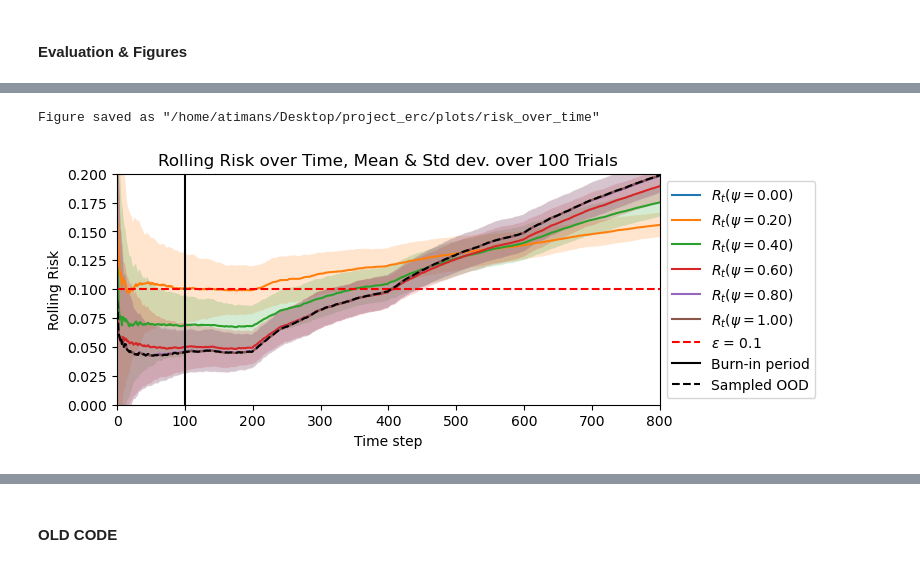
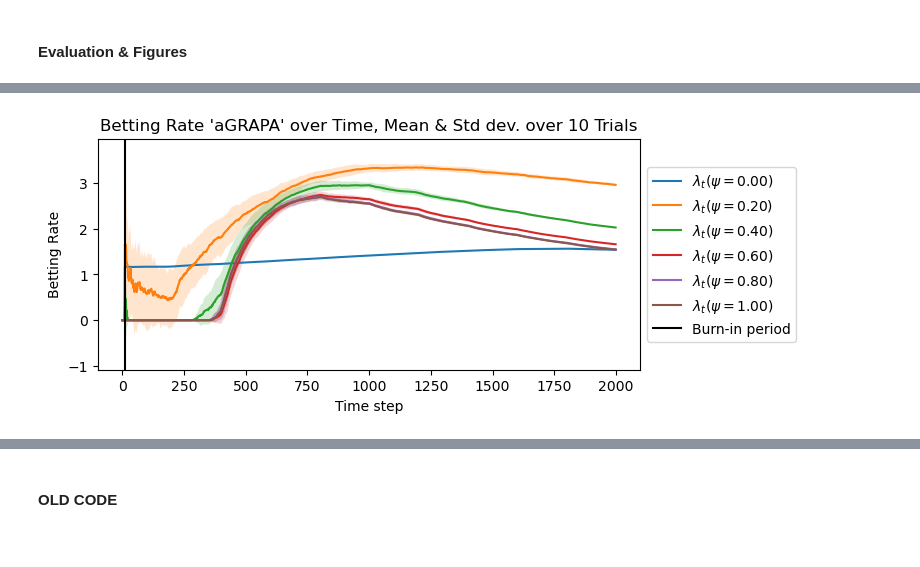
Before and after one commit to alextimans/risk-monitor, a Jupyter notebook: notebooks/rc_supervised2.ipynb, the cells around one changed output, grey strips where cells are left out. Saved outputs shown, nothing was run; the diff lists cells and outputs as text; code cells hidden in the pictures.

Commit message:
latest eval supervised noniid

```diff
--- a/notebooks/rc_supervised2.ipynb
+++ b/notebooks/rc_supervised2.ipynb
@@ -547,25 +568,26 @@ def count_false_alarm(false_alarms, stop_time_eprocess, stop_time_risk):
 # %%
 eps = 0.1 # risk level (should be the same as for calibration if done)
 delta = 0.1 # significance level
-T = 3000 # nr of time steps
+T = 2000 # nr of time steps
 T_ood = 200 # ood fraction increase every T_ood steps
-B = 1 # batch size at each time step
-R = 100 # nr of repeated trials
+B = 10 # batch size at each time step
+R = 10 # nr of repeated trials
 burn_in = int(100/B) # burn-in period for the e-process and empirical risk
-lookback = 30 # lookback period for the empirical risk
+lookback = 30 # lookback period for the empirical risk and bets
 
 ood_probs = np.arange(0.05, 1.0, 0.1)
 psi_cand = torch.arange(0, 1.01, 0.01)
 psi_start = thresh_cand[thresh_id].unsqueeze(0)
 psi_size = psi_cand.shape[0]
 loss_type = "outlier_fpr_fnr" # loss type for the stream
+betting_type = "aGRAPA" # betting type for the e-process
 
 stream_bern = torch.zeros((R, T, B)) # (Trial, Time, Batch)
 stream_loss = torch.zeros((R, T, psi_size)) # (Trial, Time, Psi)
 stream_risk = torch.zeros((R, T, psi_size)) # (Trial, Time, Psi)
 stop_time_risk = torch.full((R, psi_size), -1.0) # (Trial, Psi)
 
-stream_bets = torch.zeros((R, T))
+stream_bets = torch.zeros((R, T, psi_size))
 stream_eval = torch.ones((R, T, psi_size))
 stream_eprocess = torch.ones((R, T, psi_size))
 stop_time_eprocess = torch.full((R, psi_size,), -1.0)
@@ -586,6 +608,7 @@ print(f"Nr of repeated trials: {R}")
 print(f"Threshold candidates: {psi_size}")
 print(f"Start threshold: {psi_start}")
 print(f"Loss type: {loss_type}")
+print(f"Betting type: {betting_type}")
 print("\n--- Variable storage ---")
 print(f"Stream Bernoulli: {stream_bern.shape}")
 print(f"Stream Loss: {stream_loss.shape}")
@@ -620,4 +643,6 @@ Threshold CIs: [[[], [], [], [], [], [], [], [], [], [], [], [], [], [], [], [],
 # %%
+print("\n--- Running test stream ---")
+
 for r in range(R):
     ood_idx = 0
     ood_prob = ood_probs[ood_idx]
@@ -633,7 +658,7 @@ for r in range(R):
         # prepare batch storage and get bets
         batch_loss = torch.zeros((B, psi_size))
         batch_eval = torch.zeros((B, psi_size))
-        stream_bets[r, t] = get_bet("unit_bet", t, burn_in=burn_in)
+        stream_bets[r, t, :] = get_bet(betting_type, eps, stream_loss[r], t, burn_in=burn_in, lookback=t)
 
         for b in range(B):
 
@@ -647,11 +672,11 @@ for r in range(R):
             # compute batch-level loss and e-values
             stream_bern[r, t, b] = bern
             batch_loss[b, :] = get_loss(loss_type, psi_cand, bern, lab, pred, conf)
-            batch_eval[b, :] = 1.0 + stream_bets[r, t] * (batch_loss[b, :] - eps)
+            batch_eval[b, :] = 1.0 + stream_bets[r, t, :] * (batch_loss[b, :] - eps)
 
         # aggregate over batches
         stream_loss[r, t, :] = batch_loss.mean(dim=0)
-        stream_eval[r, t, :] = batch_eval.prod(dim=0)
+        stream_eval[r, t, :] = batch_eval.mean(dim=0)
 
         # get risk and e-process
         stream_risk[r, t, :] = get_risk(loss_type, stream_loss[r], stream_bern[r], t)
@@ -677,31 +894,28 @@ for r in range(R):
 # %%
 fixed_psi = torch.arange(0, 101, 20)
 
 plt.figure(figsize=(7, 3))
 for f_p in fixed_psi:
-    risk_mean = stream_risk[:, :, f_p].mean(dim=0).numpy()
-    risk_std = stream_risk[:, :, f_p].std(dim=0).numpy()
-    plt.plot(risk_mean, label=fr"$R_t(\psi = {psi_cand[f_p]:.2f})$")
+    bets_mean = stream_bets[:, :, f_p].mean(dim=0).numpy()
+    bets_std = stream_bets[:, :, f_p].std(dim=0).numpy()
+    plt.plot(bets_mean, label=fr"$\lambda_t(\psi = {psi_cand[f_p]:.2f})$")
     plt.fill_between(range(T),
-        risk_mean - risk_std,
-        risk_mean + risk_std,
+        bets_mean - bets_std,
+        bets_mean + bets_std,
         alpha=0.2
     )
 
-plt.axhline(eps, color='red', linestyle='--', label=rf"$\epsilon$ = {eps}")
 plt.axvline(burn_in, color='black', linestyle='-', label="Burn-in period")
-plt.plot(torch.cumsum(stream_bern.mean(dim=0).sum(dim=-1), 0) / (torch.arange(1, T+1) * B + 1e-10), label="Sampled OOD", color='black', linestyle='--')
 
-plt.title(f"Rolling Risk over Time, Mean & Std dev. over {R} Trials")
+plt.title(f"Betting Rate '{betting_type}' over Time, Mean & Std dev. over {R} Trials")
 plt.xlabel("Time step")
-plt.ylabel("Rolling Risk")
+plt.ylabel("Betting Rate")
 plt.legend(loc='center left', bbox_to_anchor=(1, 0.5))
 
-plt.xlim(0, 800)
-plt.ylim(0, 0.2)
+# plt.xlim(0, 800)
+# plt.ylim(0, 0.5)
 
-# savefig("risk_over_time")
+# savefig("batch_1", f"bets_{betting_type}_over_time")
 plt.show()
 # %% [output]
-Figure saved as "/home/atimans/Desktop/project_erc/plots/risk_over_time"
-[figure, old version]
+[figure, new version]
```
Also changed, not shown: parts of 70 cells of this notebook.
